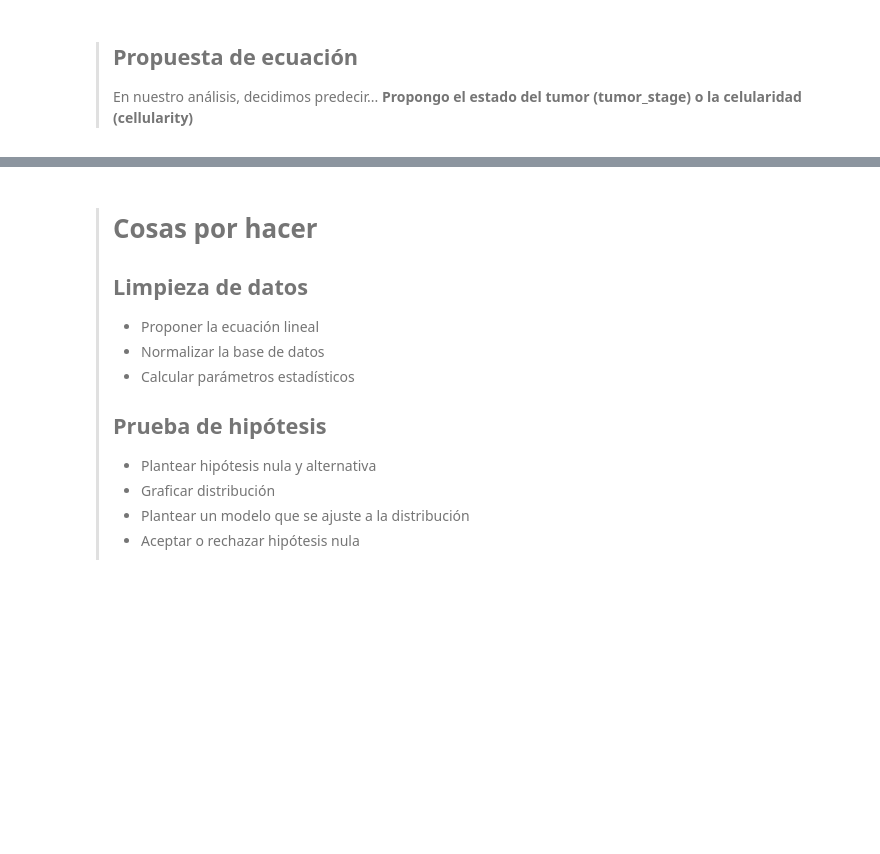
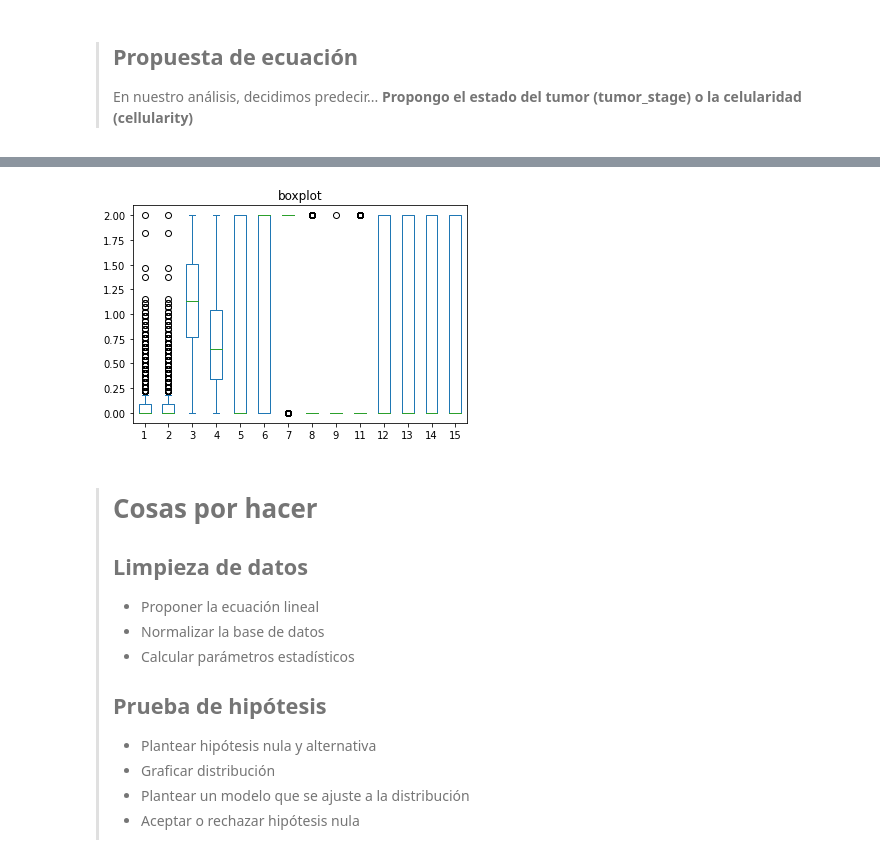
Before and after one commit to SebasM2000/DataBase_Sttcs, a Jupyter notebook: comp.ipynb, the cells around one changed output, grey strips where cells are left out. Saved outputs shown, nothing was run; the diff lists cells and outputs as text; code cells hidden in the pictures; blank space fills up the shorter version.

```diff
--- a/comp.ipynb
+++ b/comp.ipynb
@@ -213,14 +236,14 @@ variables.columns
 # %%
-analisis1=variables.loc[:,['patient_id', 'neoplasm_histologic_grade',
+analisis1=variables.loc[:,['patient_id',
        'lymph_nodes_examined_positive', 'nottingham_prognostic_index',
-       'overall_survival_months', 'tumor_size',
+       'overall_survival_months',
        'type_of_breast_surgery_BREAST CONSERVING',
-       'type_of_breast_surgery_MASTECTOMY', 'cancer_type_detailed_Breast',
+       'type_of_breast_surgery_MASTECTOMY',
        'cancer_type_detailed_Breast Invasive Ductal Carcinoma',
        'cancer_type_detailed_Breast Invasive Lobular Carcinoma',
        'cancer_type_detailed_Breast Invasive Mixed Mucinous Carcinoma',
        'cancer_type_detailed_Breast Mixed Ductal and Lobular Carcinoma',
        'cancer_type_detailed_Metaplastic Breast Cancer', 'cellularity_High',
-       'cellularity_Low', 'cellularity_Moderate',
+       'cellularity_Low', 'cellularity_Moderate' ,"cellularity_High",
        'death_from_cancer_Died of Disease',
        'death_from_cancer_Died of Other Causes', 'death_from_cancer_Living']]
@@ -229,0 +317,12 @@ sns.heatmap(analisis1.corr(), annot=True, cmap="RdYlGn")
+# %%
+from sklearn import preprocessing #escalando datos analisis2
+import pandas as pd
+
+d = preprocessing.MinMaxScaler(feature_range=(0,1))
+
+col=analisis2.columns
+res=d.fit_transform(analisis2)
+
+
+scaled_df = pd.DataFrame(res, columns=col)
+scaled_df.head()
@@ -230,3 +336,28 @@ sns.heatmap(analisis1.corr(), annot=True, cmap="RdYlGn")
+# %%
+a=scaled_df["lymph_nodes_examined_positive"]
+b=scaled_df["lymph_nodes_examined_positive"]
+c=scaled_df["nottingham_prognostic_index"]
+d=scaled_df["overall_survival_months"]
+e=scaled_df["type_of_breast_surgery_BREAST_CONSERVING"]
+f=scaled_df["type_of_breast_surgery_MASTECTOMY"]
+g=scaled_df["Breast_Invasive_Ductal_Carcinoma"]
+h=scaled_df["Breast_Mixed_Ductal_and_Lobular_Carcinoma"]
+i=scaled_df["Metaplastic_Breast_Cancer"]
+j=scaled_df["cellularity_High"]
+k=scaled_df["cellularity_Low"]
+l=scaled_df["cellularity_Moderate"  ]
+m=scaled_df["death_from_cancer_Died_of_Disease"]
+n=scaled_df["death_from_cancer_Died_of_Other_Causes"  ]
+o=scaled_df["death_from_cancer_Living" ]
+data = pd.DataFrame({"1":a, "2": b, "3":c, "4": d,"5":e, "6": f, "7":g, "8": h, "9": i, "11": k, "12": l, "13": m, "14": n, "15": o})
+
+# Plot the dataframe
+ax = data.plot(kind='box', title='boxplot')
+
+# Display the plot
+plt.show()
+# %% [output]
+[figure, added]
 # %% [markdown]
 > <h1> Cosas por hacer </h1>
 >
```
Also changed, not shown: parts of 8 cells of this notebook.
